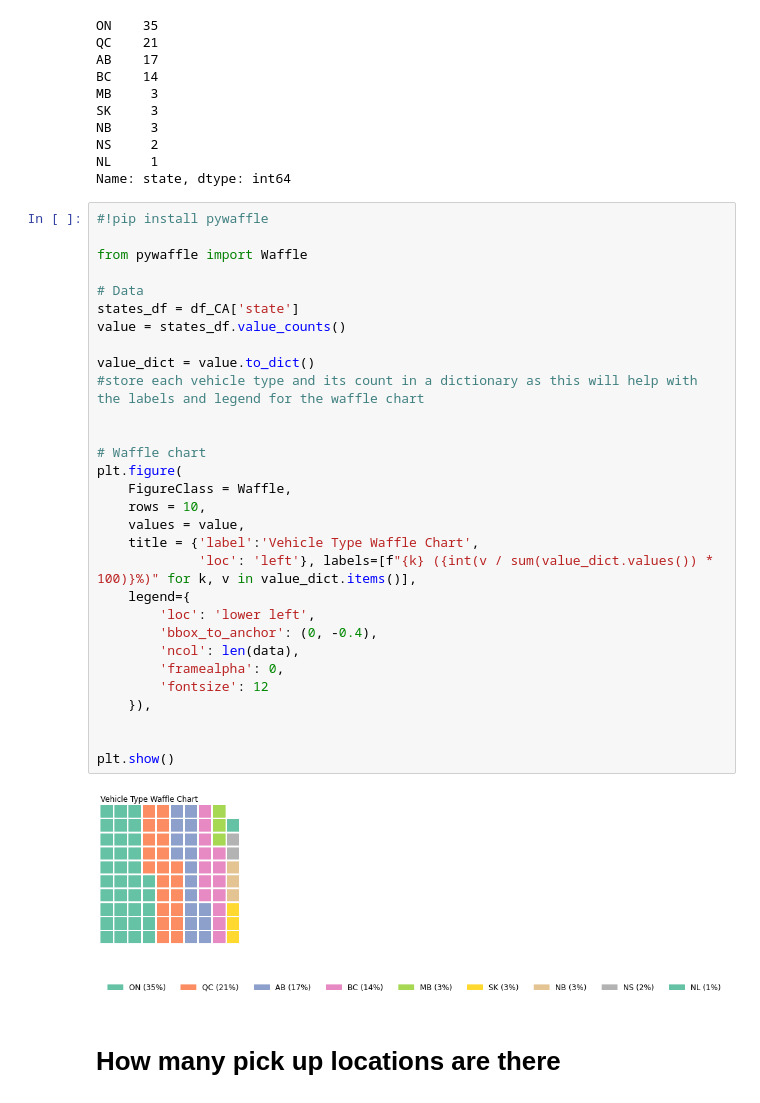
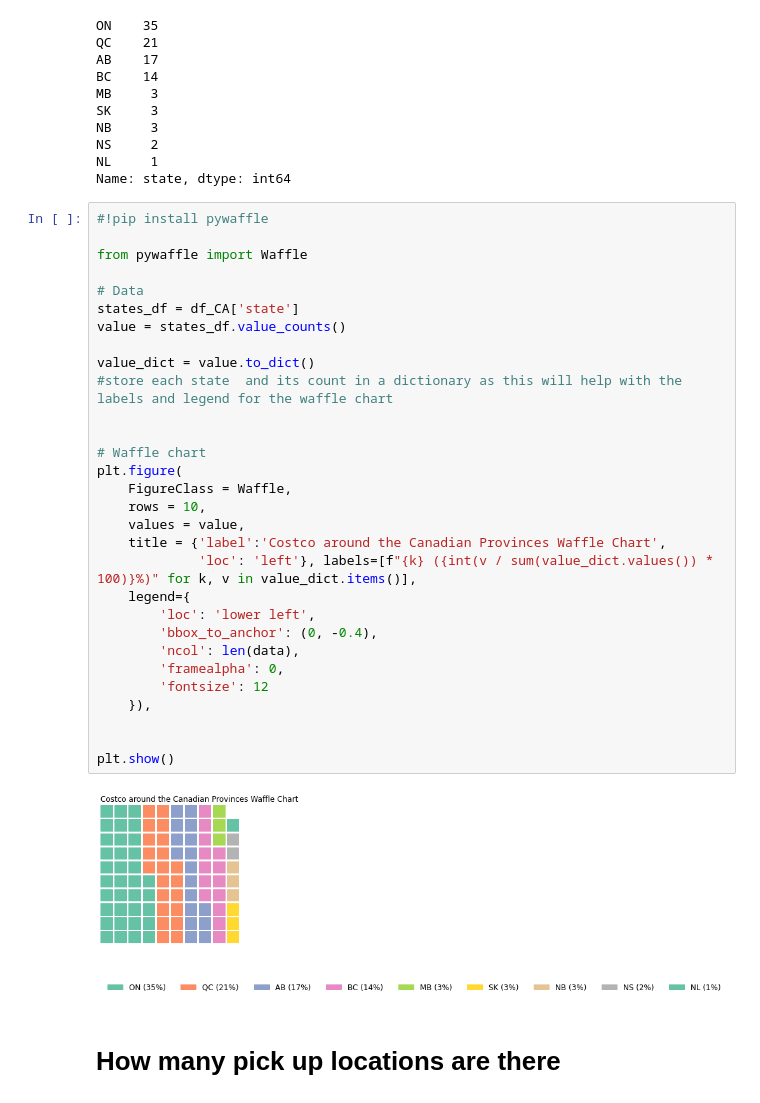
Before and after one commit to oqeshaaccc/EDA-Costco-dataset, a Jupyter notebook: EDA_costco_dataset.ipynb, the cells around one changed output. Cells and saved outputs as stored; diff of their text form.

```diff
--- a/EDA_costco_dataset.ipynb
+++ b/EDA_costco_dataset.ipynb
@@ -155,35 +155,35 @@ Name: state, dtype: int64
 # %%
 #!pip install pywaffle
 
 from pywaffle import Waffle
 
 # Data
 states_df = df_CA['state']
 value = states_df.value_counts()
 
 value_dict = value.to_dict()
-#store each vehicle type and its count in a dictionary as this will help with the labels and legend for the waffle chart
+#store each state  and its count in a dictionary as this will help with the labels and legend for the waffle chart
 
 
 # Waffle chart
 plt.figure(
     FigureClass = Waffle,
     rows = 10,
     values = value,
-    title = {'label':'Vehicle Type Waffle Chart',
+    title = {'label':'Costco around the Canadian Provinces Waffle Chart',
              'loc': 'left'}, labels=[f"{k} ({int(v / sum(value_dict.values()) * 100)}%)" for k, v in value_dict.items()],
     legend={
         'loc': 'lower left',
         'bbox_to_anchor': (0, -0.4),
         'ncol': len(data),
         'framealpha': 0,
         'fontsize': 12
     }),
 
 
 plt.show()
 # %% [output]
-[figure, old version]
+[figure, new version]
 # %% [markdown]
 # How many pick up locations are there
 # %%
```
